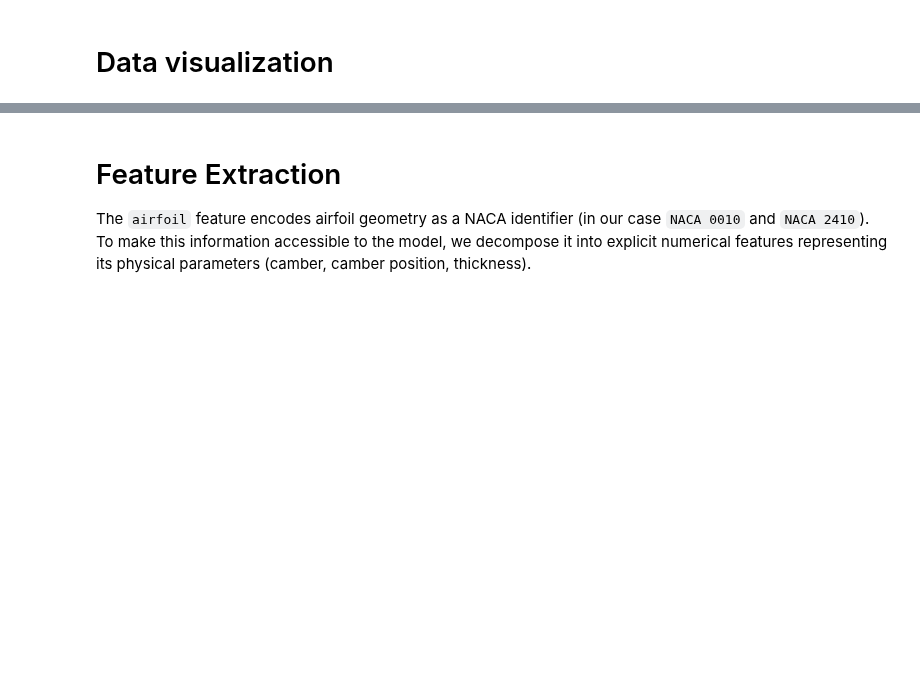
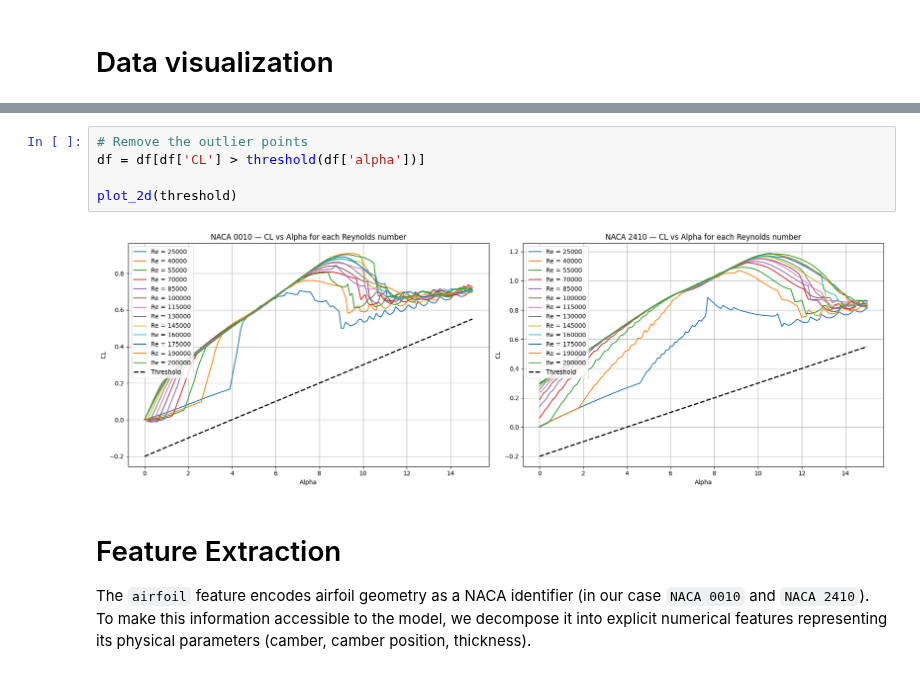
Before and after one commit to miirage-exe/data-driven-engineering, a Jupyter notebook: topic_2_pca.ipynb, the cells around one changed output, grey strips where cells are left out. Cells and saved outputs as stored; diff of their text form; blank space fills up the shorter version.

```diff
--- a/topic_2_pca.ipynb
+++ b/topic_2_pca.ipynb
@@ -94,3 +111,10 @@ As we can see in the plots, the impact of Reynolds on the Cl (and Cd) coefficien
+# %%
+# Remove the outlier points
+df = df[df['CL'] > threshold(df['alpha'])]
+
+plot_2d(threshold)
+# %% [output]
+[figure, added]
 # %% [markdown]
 # Feature Extraction
 The `airfoil` feature encodes airfoil geometry as a NACA identifier (in our case `NACA 0010` and `NACA 2410`).
```
Also changed, not shown: parts of 11 cells of this notebook.
